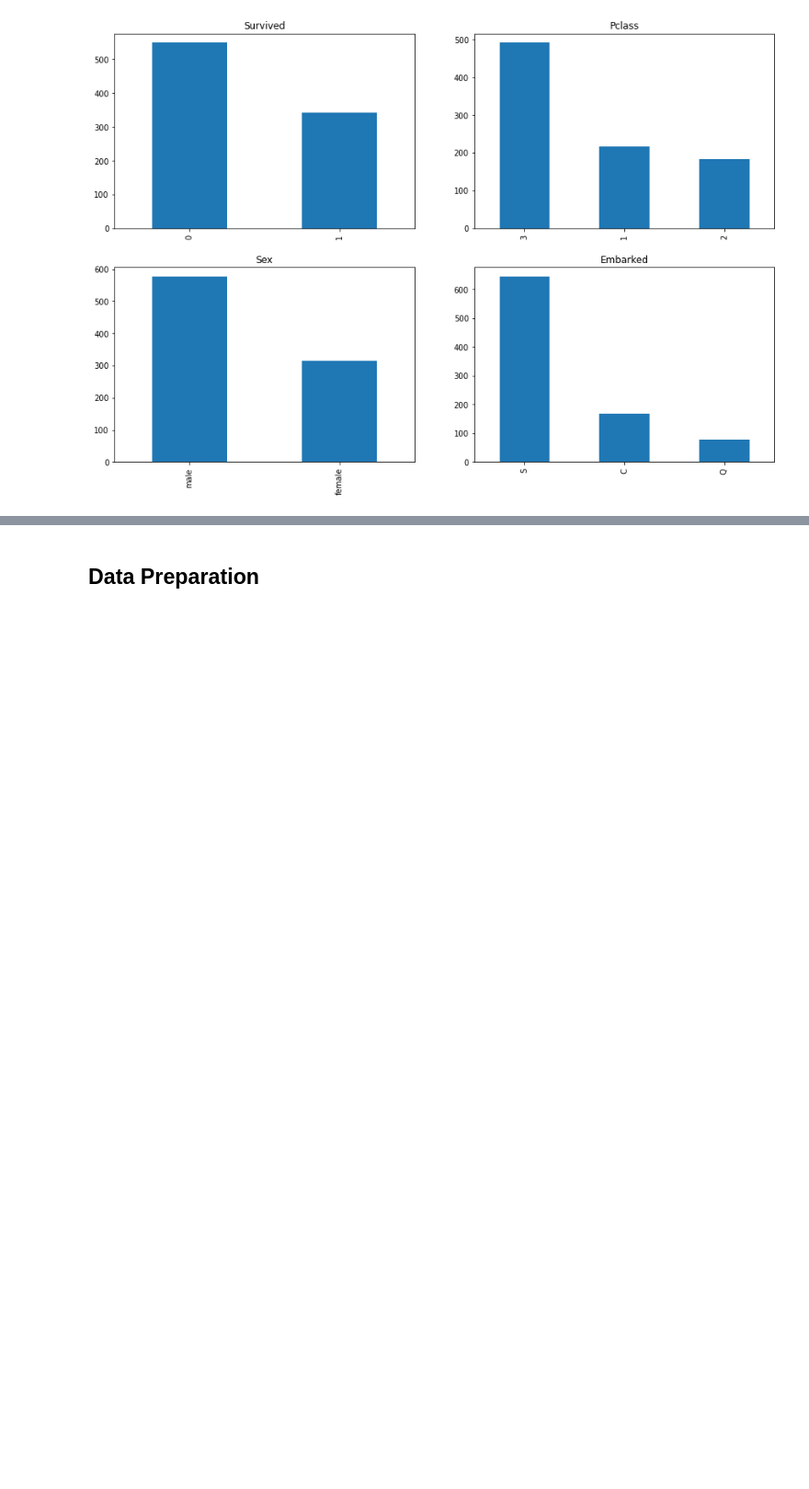
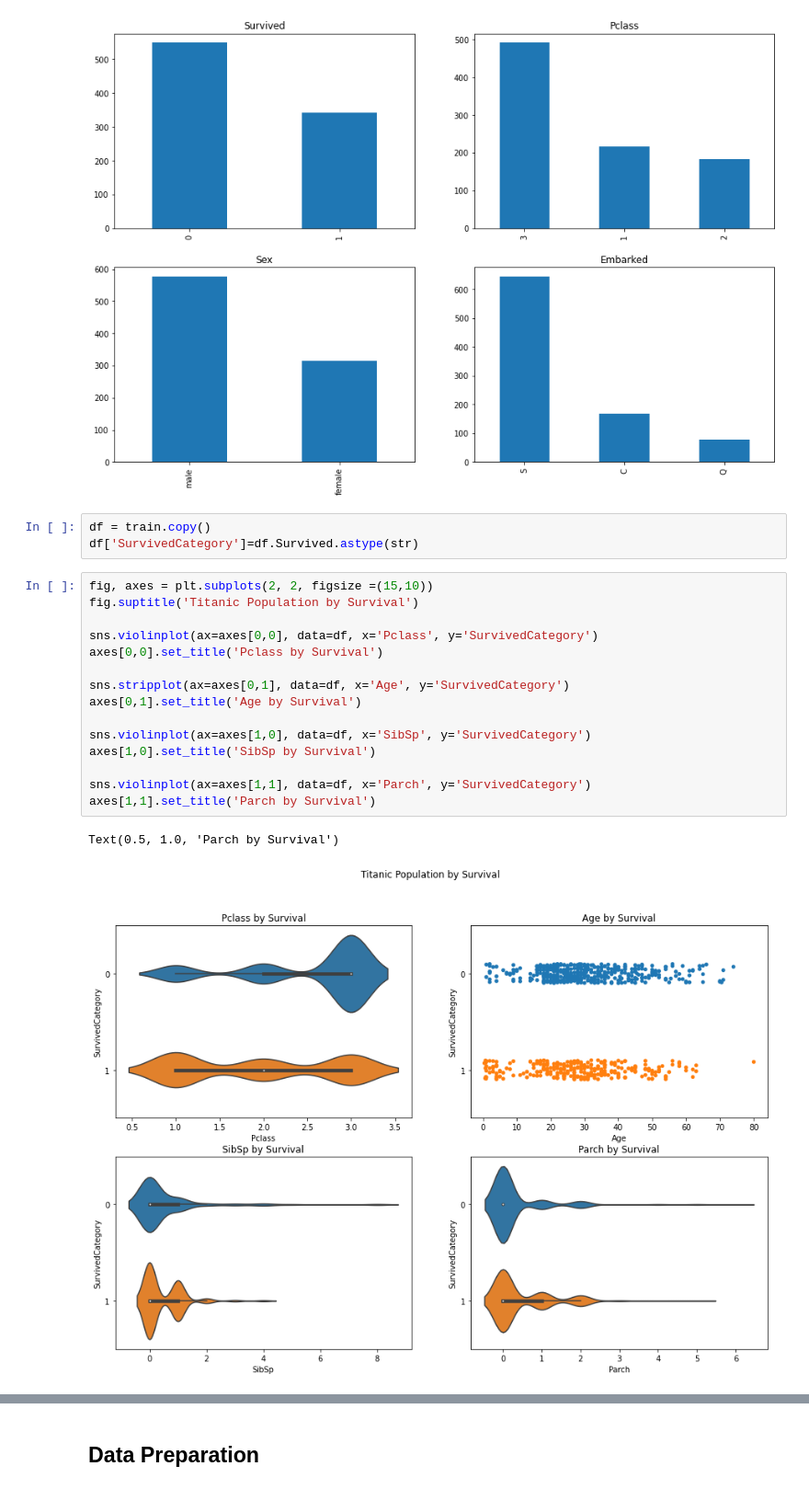
Before and after one commit to isaqueiros/Kaggle-competitions, a Jupyter notebook: Titanic-Competition.ipynb, the cells around one changed output, grey strips where cells are left out. Shown: that part at 92% size. Drawn from its saved outputs; the diff is of its cells as text; blank space fills up the shorter version.

```diff
--- a/Titanic-Competition.ipynb
+++ b/Titanic-Competition.ipynb
@@ -115,3 +116,24 @@ axes[3].set_title('Embarked')
 # %% [output]
 Text(0.5, 1.0, 'Embarked')
 [figure]
+# %%
+df = train.copy()
+df['SurvivedCategory']=df.Survived.astype(str)
+# %%
+fig, axes = plt.subplots(2, 2, figsize =(15,10))
+fig.suptitle('Titanic Population by Survival')
+
+sns.violinplot(ax=axes[0,0], data=df, x='Pclass', y='SurvivedCategory')
+axes[0,0].set_title('Pclass by Survival')
+
+sns.stripplot(ax=axes[0,1], data=df, x='Age', y='SurvivedCategory')
+axes[0,1].set_title('Age by Survival')
+
+sns.violinplot(ax=axes[1,0], data=df, x='SibSp', y='SurvivedCategory')
+axes[1,0].set_title('SibSp by Survival')
+
+sns.violinplot(ax=axes[1,1], data=df, x='Parch', y='SurvivedCategory')
+axes[1,1].set_title('Parch by Survival')
+# %% [output]
+Text(0.5, 1.0, 'Parch by Survival')
+[figure, added]
```
Also changed, not shown: parts of 41 cells of this notebook.
